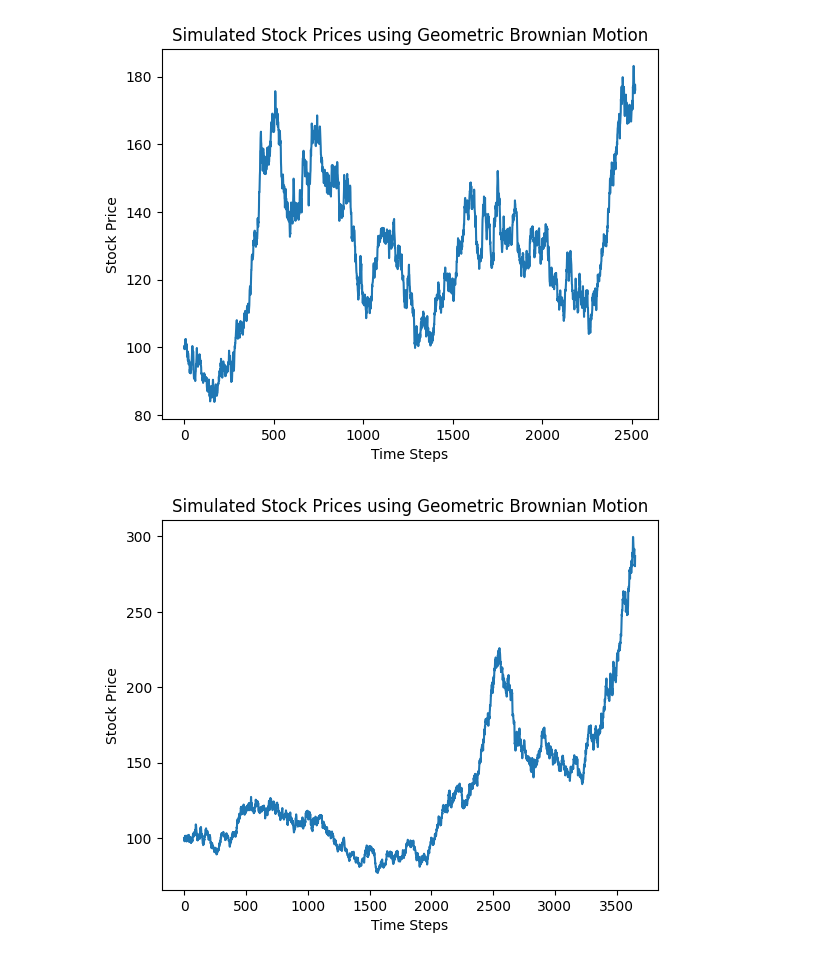
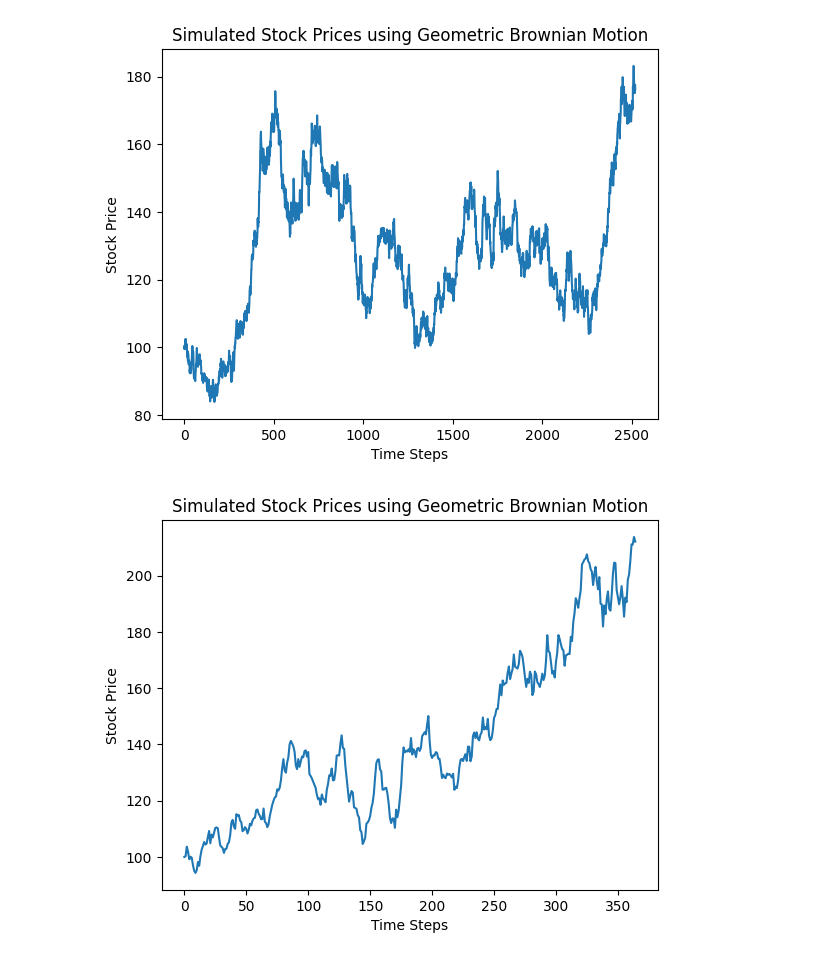
Before and after one commit to vrevolverrr/alpha, a Jupyter notebook: py/stock_price_simulation.ipynb, the cells around one changed output. Saved outputs shown, nothing was run; the diff lists cells and outputs as text; code cells hidden in the pictures.

```diff
--- a/py/stock_price_simulation.ipynb
+++ b/py/stock_price_simulation.ipynb
@@ -50,33 +50,33 @@ def gbm_simulator(S0, mu, sigma, T, N):
     dt = T / N
 
     # Initial stock price
     S = S0
 
     # Generate random increments for Brownian motion
     dW = np.random.normal(0, np.sqrt(dt), N)
 
     for i in range(N):
         # Yield the current stock price
         yield S
         # Update the stock price
         S *= np.exp((mu - 0.5 * sigma**2) * dt + sigma * dW[i])
 
 # Parameters
 S0 = 100  # initial stock price
 mu = 0.1  # drift (annual return)
 sigma = 0.2  # volatility (annual standard deviation)
-T = 10.0  # time horizon in years
-N = 3650  # number of time steps (e.g., daily steps for one year)
+T = 5.0  # time horizon in years
+N = 365  # number of time steps (e.g., daily steps for one year)
 
 # Create the generator
 stock_price_generator = gbm_simulator(S0, mu, sigma, T, N)
 
 simulated_prices = np.array(list(stock_price_generator))
 # Plot the simulated stock prices
 plt.plot(simulated_prices)
 plt.title('Simulated Stock Prices using Geometric Brownian Motion')
 plt.xlabel('Time Steps')
 plt.ylabel('Stock Price')
 plt.show()
 # %% [output]
-[figure, old version]
+[figure, new version]
```
Also changed, not shown: parts of 1 cell of this notebook, 30 other files.
